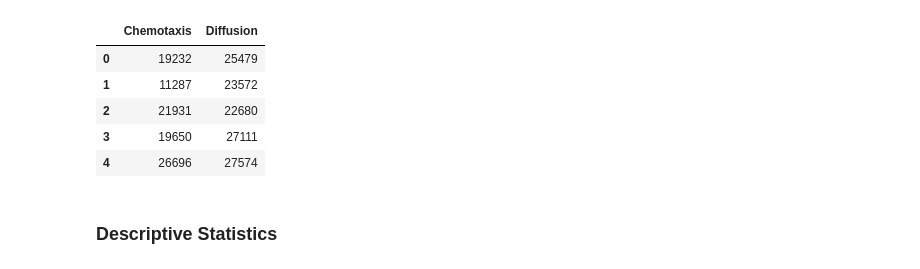
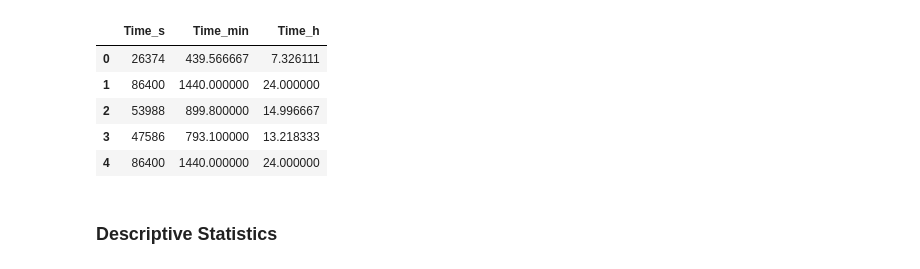
Before and after one commit to Frood-for-Thought/Bac_Evol_SSA, a Jupyter notebook: Experiment 3 - SOS vs Random Mutation/Analysis.ipynb, the cells around one changed output. Saved outputs shown, nothing was run; the diff lists cells and outputs as text; code cells hidden in the pictures.

```diff
--- a/Experiment 3 - SOS vs Random Mutation/Analysis.ipynb
+++ b/Experiment 3 - SOS vs Random Mutation/Analysis.ipynb
@@ -6,14 +6,14 @@ from scipy.stats import ttest_ind, skew, mannwhitneyu, shapiro
 import statsmodels.stats.power as smp
 # %%
 # Load the data.
-df = pd.read_excel('Time_for_Bac_Fix_Comparison.xlsx')
+df = pd.read_excel('Time_for_Bac_Fix_MutRate_Comparison.xlsx', sheet_name='Spontaneous')
 df.head()
 # %% [output]
-|  | Chemotaxis | Diffusion |
-| 0 | 19232 | 25479 |
-| 1 | 11287 | 23572 |
-| 2 | 21931 | 22680 |
-| 3 | 19650 | 27111 |
-| 4 | 26696 | 27574 |
+|  | Time_s | Time_min | Time_h |
+| 0 | 26374 | 439.566667 | 7.326111 |
+| 1 | 86400 | 1440.000000 | 24.000000 |
+| 2 | 53988 | 899.800000 | 14.996667 |
+| 3 | 47586 | 793.100000 | 13.218333 |
+| 4 | 86400 | 1440.000000 | 24.000000 |
 # %% [markdown]
 ### Descriptive Statistics
```
Also changed, not shown: parts of 3 cells of this notebook.
